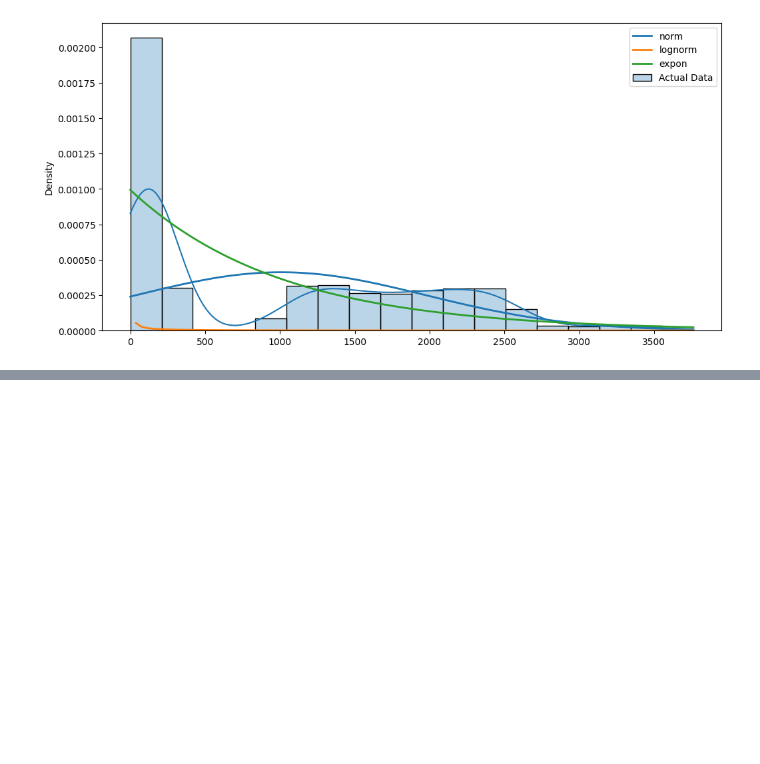
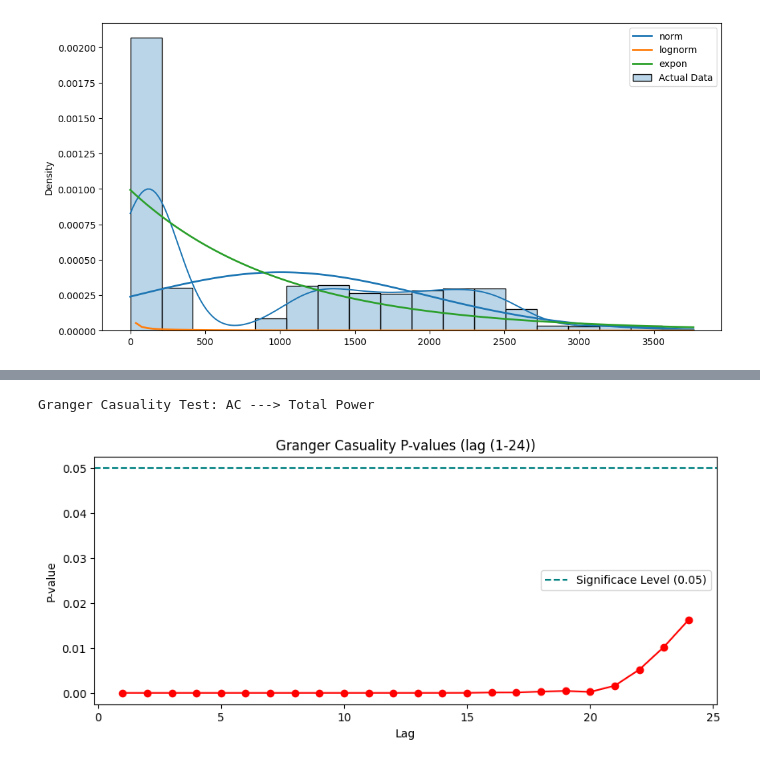
Before and after one commit to shansree-z/SmartEnergy-Consumptions, a Jupyter notebook: Pre-Processing.ipynb, the cells around one changed output, grey strips where cells are left out. Cells and saved outputs as stored; diff of their text form; code cells hidden in the pictures; blank space fills up the shorter version.

Commit message:
Granger Casuality

```diff
--- a/Pre-Processing.ipynb
+++ b/Pre-Processing.ipynb
@@ -434,0 +460,19 @@ in SciPy 1.15. We recommend using PyWavelets instead.
+# %%
+from statsmodels.tsa.stattools import grangercausalitytests
+if 'ac' in df.columns and 'total_power' in df.columns:
+    data_gc = df[['total_power','ac']].dropna()
+    print("Granger Casuality Test: AC ---> Total Power")
+    gc_res = grangercausalitytests(data_gc,maxlag=24, verbose=False)
+
+    p_values = [gc_res[i+1][0]['ssr_chi2test'][1] for i in range(24)]
+    plt.figure(figsize = (10,4))
+    plt.plot(range(1,25),p_values,marker='o',color = "red")
+    plt.axhline(0.05,color="teal",linestyle = '--',label = 'Significace Level (0.05)')
+    plt.title("Granger Casuality P-values (lag (1-24))")
+    plt.xlabel('Lag')
+    plt.ylabel('P-value')
+    plt.legend()
+    plt.show()
+# %% [output]
+Granger Casuality Test: AC ---> Total Power
+[figure, added]
```
Also changed, not shown: parts of 3 cells of this notebook.
